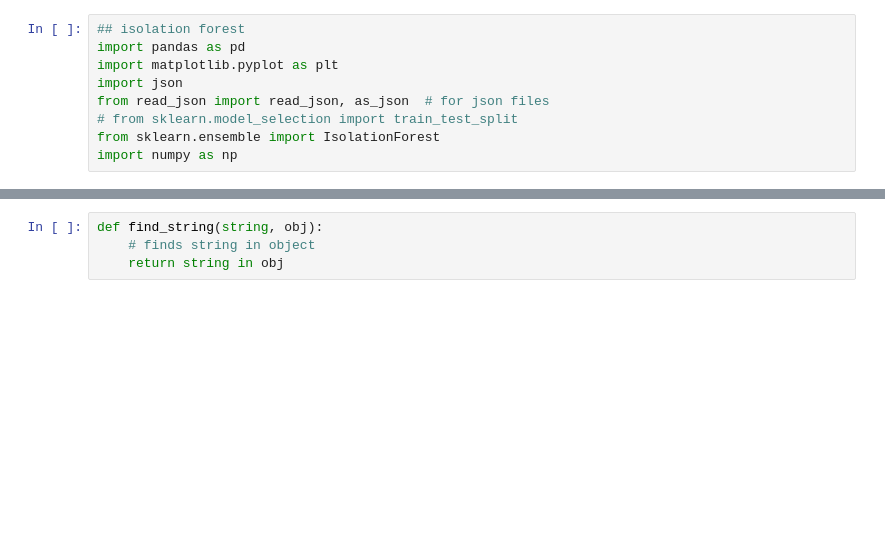
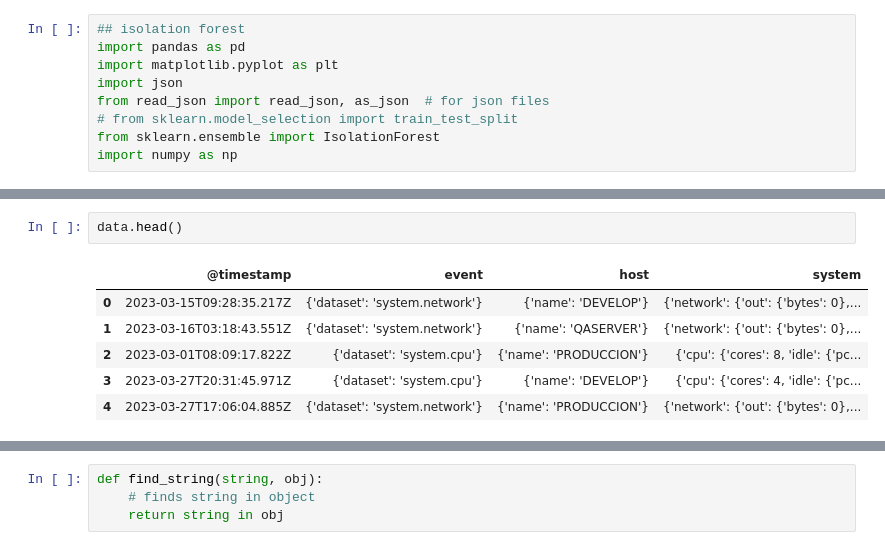
Before and after one commit to ModifiedBear/DSC-Datathon, a Jupyter notebook: isolation_jungle.ipynb, the cells around one changed output, grey strips where cells are left out. Cells and saved outputs as stored; diff of their text form; blank space fills up the shorter version.

```diff
--- a/isolation_jungle.ipynb
+++ b/isolation_jungle.ipynb
@@ -13,0 +21,9 @@ data_host = data["host"].map(read_json)
+# %%
+data.head()
+# %% [output]
+|  | @timestamp | event | host | system |
+| 0 | 2023-03-15T09:28:35.217Z | {'dataset': 'system.network'} | {'name': 'DEVELOP'} | {'network': {'out': {'bytes': 0},... |
+| 1 | 2023-03-16T03:18:43.551Z | {'dataset': 'system.network'} | {'name': 'QASERVER'} | {'network': {'out': {'bytes': 0},... |
+| 2 | 2023-03-01T08:09:17.822Z | {'dataset': 'system.cpu'} | {'name': 'PRODUCCION'} | {'cpu': {'cores': 8, 'idle': {'pc... |
+| 3 | 2023-03-27T20:31:45.971Z | {'dataset': 'system.cpu'} | {'name': 'DEVELOP'} | {'cpu': {'cores': 4, 'idle': {'pc... |
+| 4 | 2023-03-27T17:06:04.885Z | {'dataset': 'system.network'} | {'name': 'PRODUCCION'} | {'network': {'out': {'bytes': 0},... |
```
Also changed, not shown: parts of 11 cells of this notebook, 2 other files.
